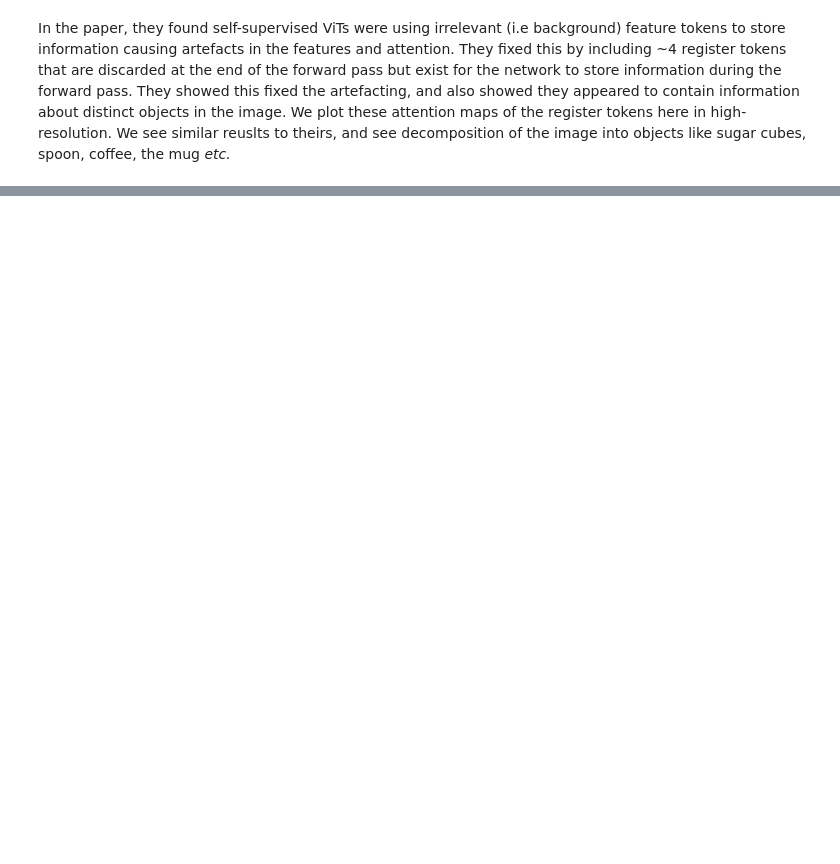
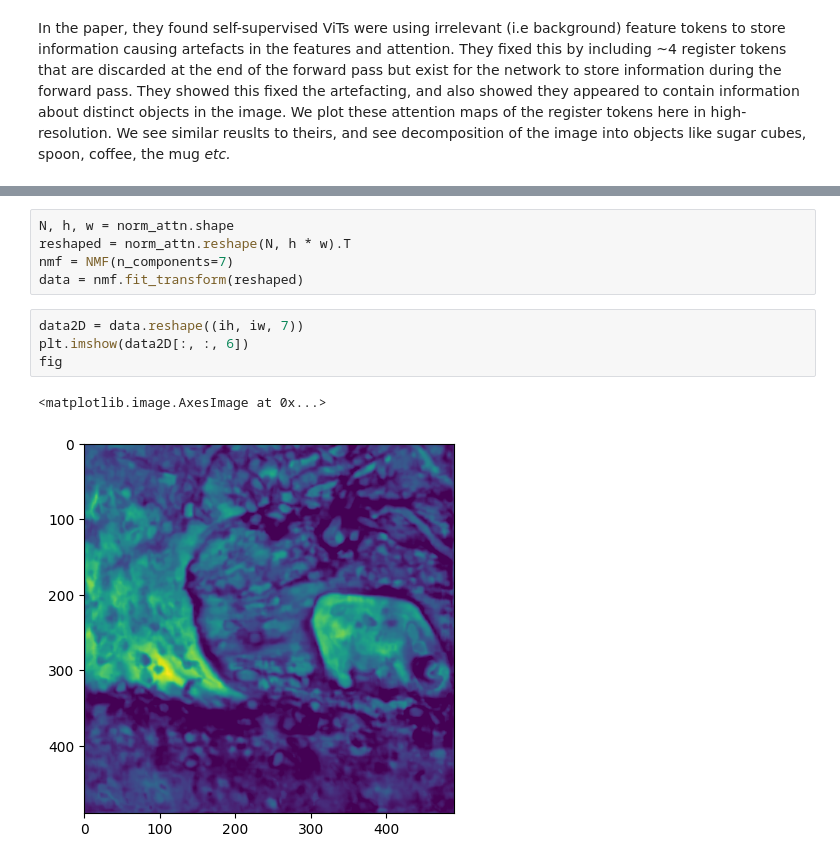
Before and after one commit to tldr-group/HR-Dv2, a Jupyter notebook: notebooks/attention.ipynb, the cells around one changed output, grey strips where cells are left out. Saved outputs shown, nothing was run; the diff lists cells and outputs as text; blank space fills up the shorter version.

```diff
--- a/notebooks/attention.ipynb
+++ b/notebooks/attention.ipynb
@@ -123,0 +221,12 @@ uint8 255
+# %%
+N, h, w = norm_attn.shape
+reshaped = norm_attn.reshape(N, h * w).T
+nmf = NMF(n_components=7)
+data = nmf.fit_transform(reshaped)
+# %%
+data2D = data.reshape((ih, iw, 7))
+plt.imshow(data2D[:, :, 6])
+fig
+# %% [output]
+<matplotlib.image.AxesImage at 0x...>
+[figure, added]
```
Also changed, not shown: parts of 10 cells of this notebook, 2 other files.
